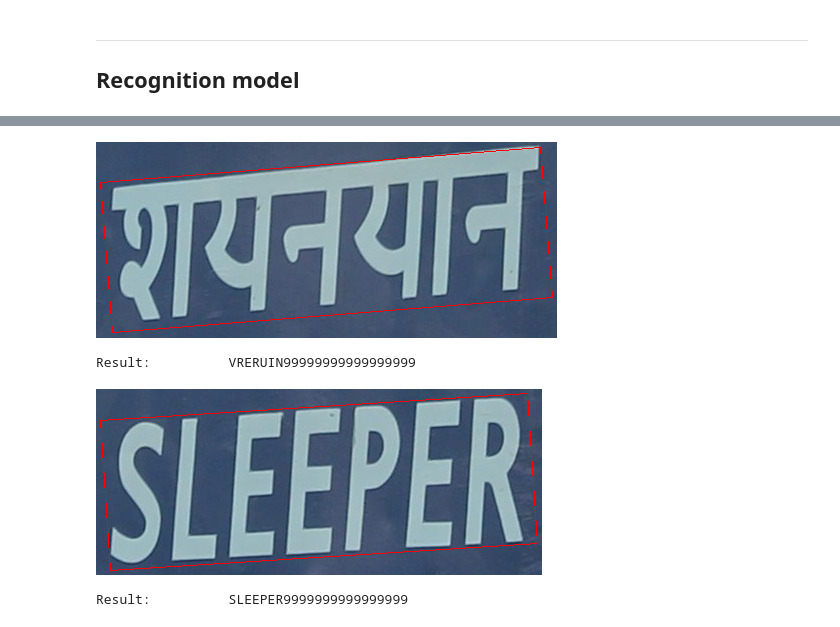
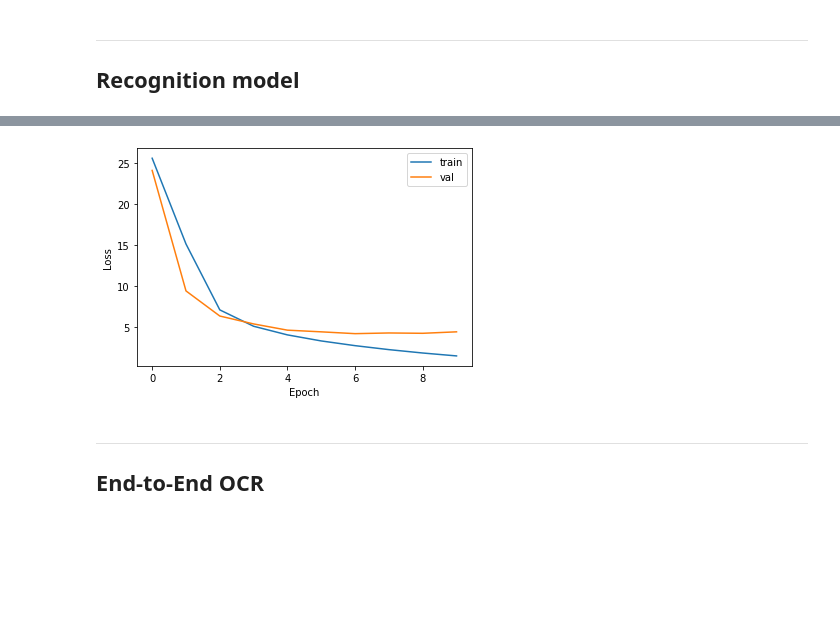
Before and after one commit to yoonseok-eo/AIFFEL, a Jupyter notebook: CV_goingdeeper/QUEST06/18.Project End-to-End OCR_private.ipynb, the cells around one changed output, grey strips where cells are left out. Saved outputs shown, nothing was run; the diff lists cells and outputs as text; code cells hidden in the pictures; blank space fills up the shorter version.

```diff
--- a/CV_goingdeeper/QUEST06/18.Project End-to-End OCR.ipynb
+++ b/CV_goingdeeper/QUEST06/18.Project End-to-End OCR_private.ipynb
@@ -126,0 +333,32 @@ def ctc_lambda_func(args): # CTC loss를 계산하기 위한 Lambda 함수
+# %%
+label_converter = LabelConverter(TARGET_CHARACTERS)
+
+# 데이터셋과 모델을 준비합니다
+train_set = MJDatasetSequence(TRAIN_DATA_PATH, label_converter, batch_size=BATCH_SIZE, character=TARGET_CHARACTERS, is_train=True)
+val_set = MJDatasetSequence(VALID_DATA_PATH, label_converter, batch_size=BATCH_SIZE, character=TARGET_CHARACTERS)
+model = build_crnn_model()
+
+# 모델을 컴파일 합니다
+optimizer = tf.keras.optimizers.Adadelta(learning_rate=0.1, clipnorm=5)
+model.compile(loss={'ctc': lambda y_true, y_pred: y_pred}, optimizer=optimizer)
+# %%
+from tensorflow.keras.callbacks import ModelCheckpoint
+from tensorflow.keras.callbacks import EarlyStopping
+
+checkpoint_path = HOME_DIR + '/crnn_weights.hdf5'
+checkpoint = ModelCheckpoint(checkpoint_path,
+                             monitor="val_loss",  # 모니터링할 지표 (검증 손실)
+                             save_best_only=True,  # 가장 좋은 결과만 저장
+                             save_weights_only=True,  # 가중치만 저장
+                             mode="min")  # 모니터링 지표가 최소화되어야 함
+
+early_stopping = EarlyStopping(monitor="val_loss",  # 모니터링할 지표 (검증 손실)
+                               patience=3,  # 훈련이 중지되기 전에 지정된 횟수의 에포크를 기다립니다
+                               restore_best_weights=True)  # 최상의 가중치로 복원
+
+history = model.fit(train_set,
+          steps_per_epoch=len(train_set),
+          epochs=30,
+          validation_data=val_set,
+          validation_steps=len(val_set),
+          callbacks=[early_stopping, checkpoint]
@@ -127 +386,16 @@ def ctc_lambda_func(args): # CTC loss를 계산하기 위한 Lambda 함수
+# %%
+import matplotlib.pyplot as plt
+
+plt.plot(history.history['loss'])
+plt.plot(history.history['val_loss'])
+plt.ylabel('Loss')
+plt.xlabel('Epoch')
+plt.legend(['train', 'val'], loc='upper right')
+
+plt.show()
+# %% [output]
+[figure, added]
+# %% [markdown]
+---
+## End-to-End OCR
 # %%
@@ -167,11 +440,3 @@ def recognize_img(pil_img, input_img_size=(100,32)):
     result = decode_predict_ctc(output, chars="-"+TARGET_CHARACTERS)[0].replace('-','')
     pil_img.show()
     print("Result: \t", result)
-# %%
-for _img in cropped_imgs:
-    recognize_img(_img)
-# %% [output]
-[figure, removed]
-Result:          VRERUIN99999999999999999
-[figure, removed]
-Result:          SLEEPER9999999999999999
```
Also changed, not shown: parts of 10 cells of this notebook.
